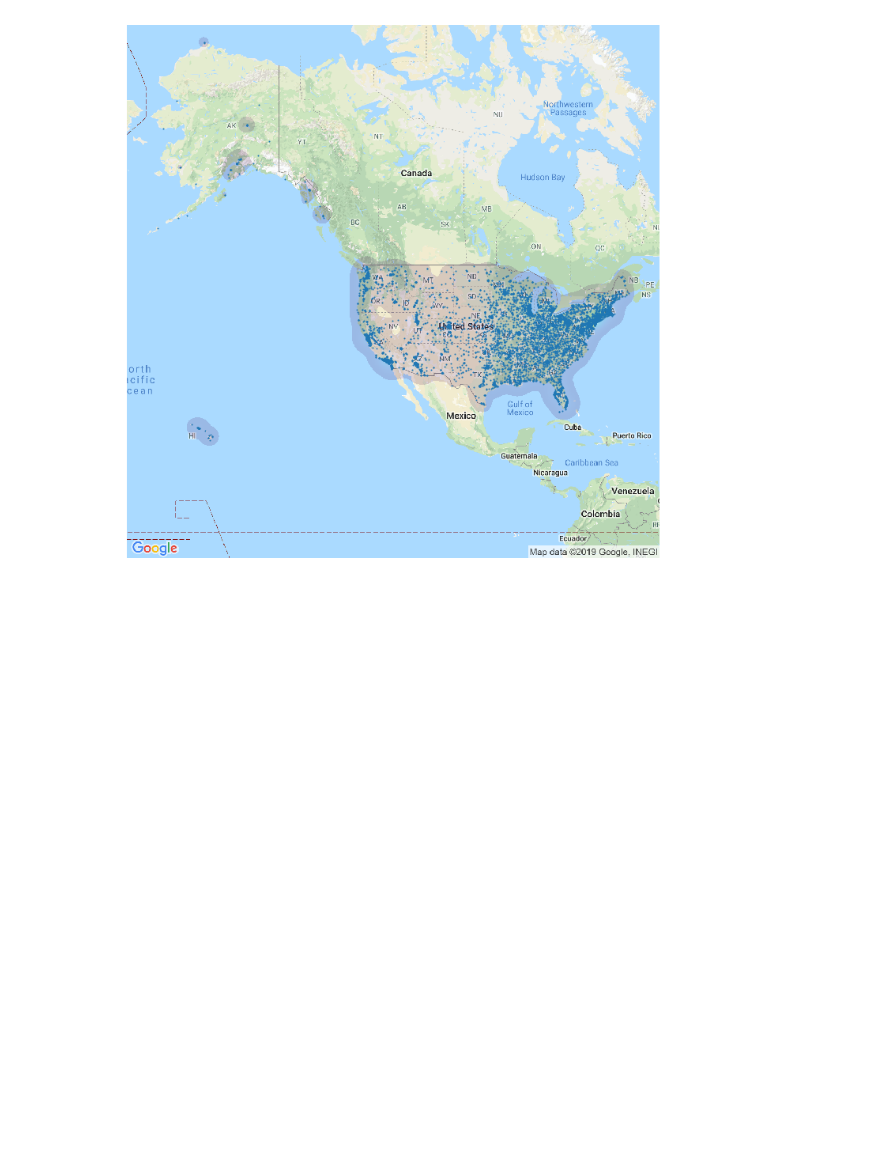
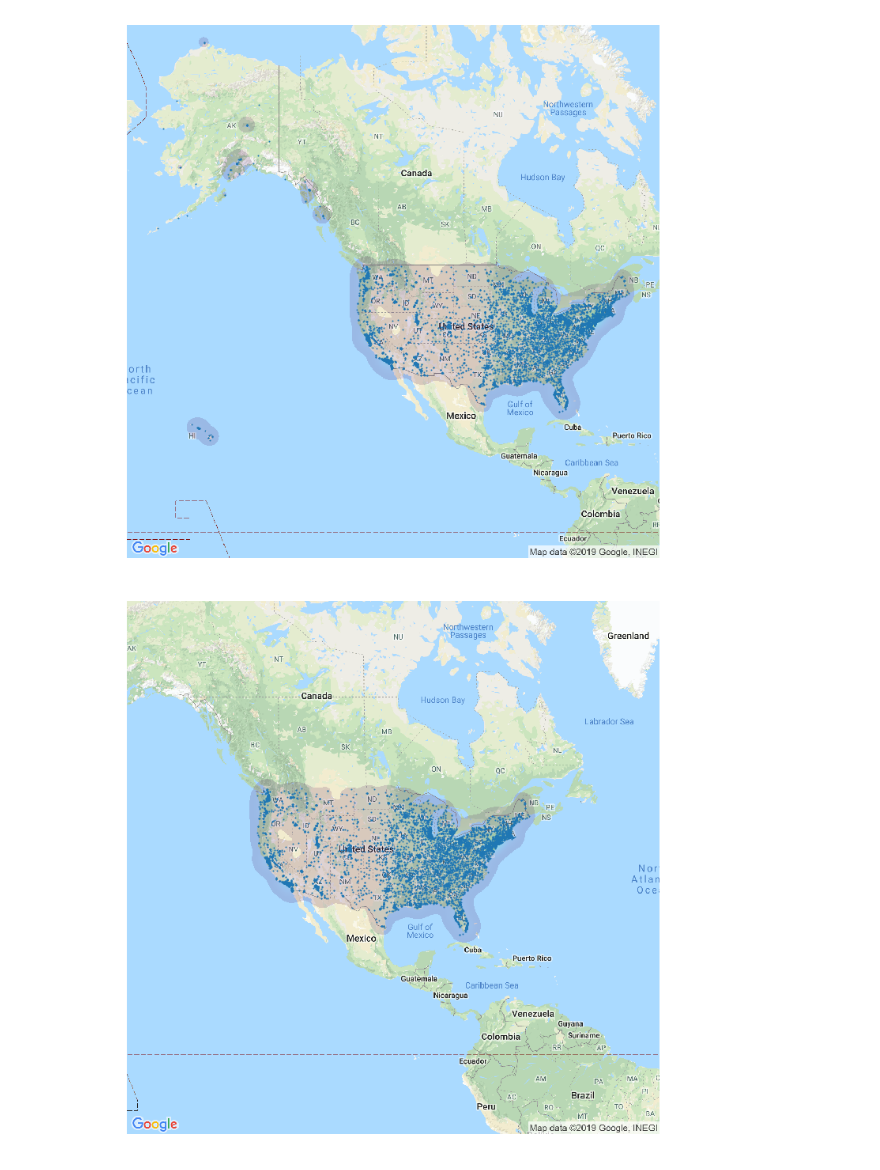
Before and after one commit to aeclaman/Project1, a Jupyter notebook: facility_test.ipynb, the cells around one changed output. Saved outputs shown, nothing was run; the diff lists cells and outputs as text; code cells hidden in the pictures; blank space fills up the shorter version.

Commit message:
I am uploading more graphs

```diff
--- a/facility_test.ipynb
+++ b/facility_test.ipynb
@@ -32,3 +33,9 @@ location.head()
 mplt.density_plot(location['latitude'], location['longitude'])
 # %% [output]
 [figure]
+# %%
+con_us=facilities_df[(facilities_df["state"]!= "HI")&(facilities_df["state"]!= "AK")]
+# %%
+mplt.density_plot(con_us['latitude'] , con_us['longitude'])
+# %% [output]
+[figure, added]
```
Also changed, not shown: parts of 5 cells of this notebook, 5 other files.
